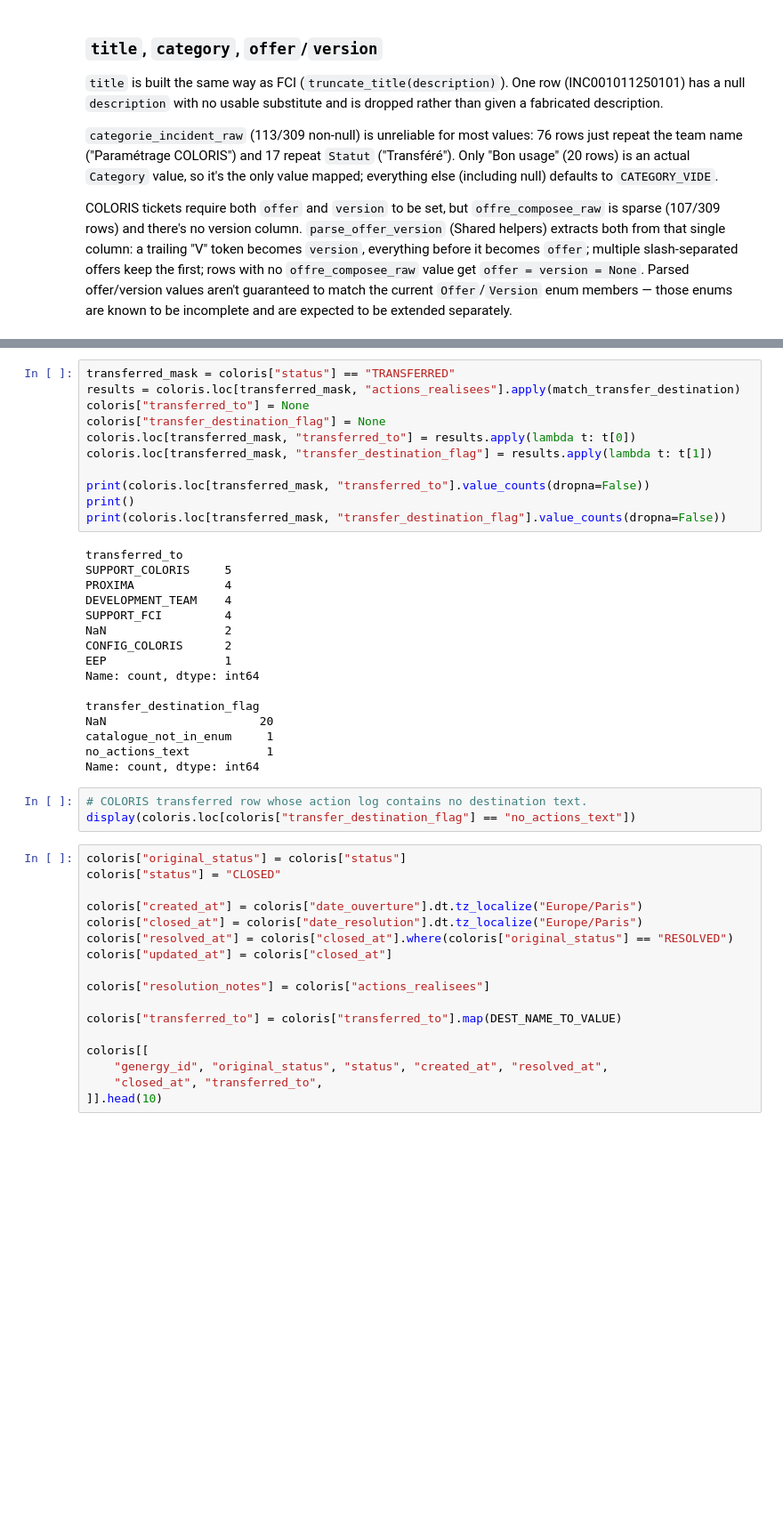
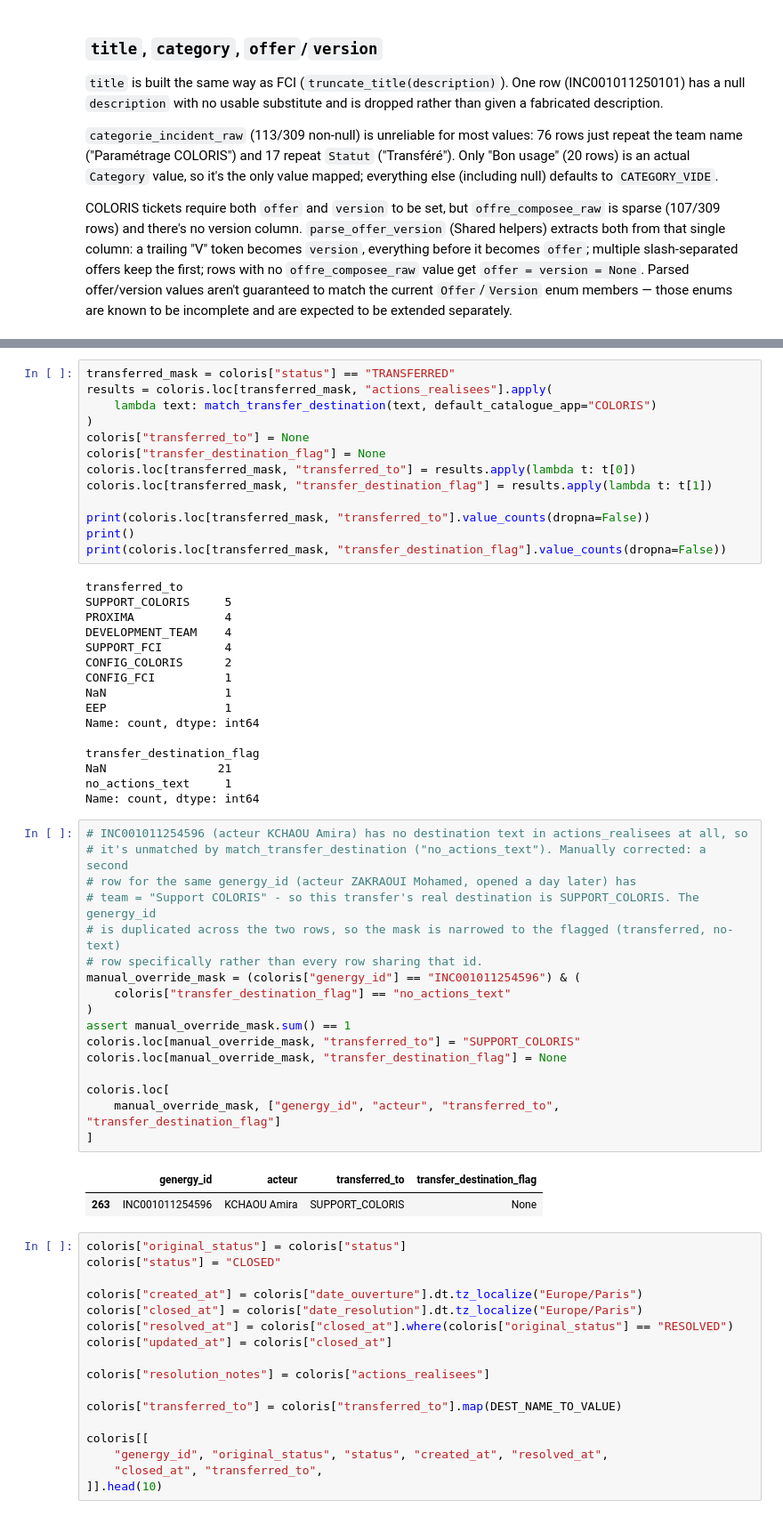
Before and after one commit to MohamedLouayChatti/suivi-run-intelligent, a Jupyter notebook: notebooks/ticket_history/data_preprocessing.ipynb, the cells around one changed output, grey strips where cells are left out. Shown at 89% size. Drawn from its saved outputs; the diff is of its cells as text; blank space fills up the shorter version.

```diff
--- a/notebooks/ticket_history/data_preprocessing.ipynb
+++ b/notebooks/ticket_history/data_preprocessing.ipynb
@@ -801,7 +809,9 @@ coloris[["description", "title", "categorie_incident_raw", "category", "offre_co
 | 250 | => Demandeur : FABIANO STEPHANIE ... | => Demandeur : FABIANO STEPHANIE ... | Paramétrage COLORIS | vide | DGRPG V14 et V16 | DGRPG | V14 |
 # %%
 transferred_mask = coloris["status"] == "TRANSFERRED"
-results = coloris.loc[transferred_mask, "actions_realisees"].apply(match_transfer_destination)
+results = coloris.loc[transferred_mask, "actions_realisees"].apply(
+    lambda text: match_transfer_destination(text, default_catalogue_app="COLORIS")
+)
 coloris["transferred_to"] = None
 coloris["transfer_destination_flag"] = None
 coloris.loc[transferred_mask, "transferred_to"] = results.apply(lambda t: t[0])
@@ -816,19 +826,36 @@ SUPPORT_COLORIS     5
 PROXIMA             4
 DEVELOPMENT_TEAM    4
 SUPPORT_FCI         4
-NaN                 2
 CONFIG_COLORIS      2
+CONFIG_FCI          1
+NaN                 1
 EEP                 1
 Name: count, dtype: int64
 
 transfer_destination_flag
-NaN                      20
-catalogue_not_in_enum     1
-no_actions_text           1
+NaN                21
+no_actions_text     1
 Name: count, dtype: int64
 # %%
-# COLORIS transferred row whose action log contains no destination text.
-display(coloris.loc[coloris["transfer_destination_flag"] == "no_actions_text"])
+# INC001011254596 (acteur KCHAOU Amira) has no destination text in actions_realisees at all, so
+# it's unmatched by match_transfer_destination ("no_actions_text"). Manually corrected: a second
+# row for the same genergy_id (acteur ZAKRAOUI Mohamed, opened a day later) has
+# team = "Support COLORIS" - so this transfer's real destination is SUPPORT_COLORIS. The genergy_id
+# is duplicated across the two rows, so the mask is narrowed to the flagged (transferred, no-text)
+# row specifically rather than every row sharing that id.
+manual_override_mask = (coloris["genergy_id"] == "INC001011254596") & (
+    coloris["transfer_destination_flag"] == "no_actions_text"
+)
+assert manual_override_mask.sum() == 1
+coloris.loc[manual_override_mask, "transferred_to"] = "SUPPORT_COLORIS"
+coloris.loc[manual_override_mask, "transfer_destination_flag"] = None
+
+coloris.loc[
+    manual_override_mask, ["genergy_id", "acteur", "transferred_to", "transfer_destination_flag"]
+]
+# %% [output]
+|  | genergy_id | acteur | transferred_to | transfer_destination_flag |
+| 263 | INC001011254596 | KCHAOU Amira | SUPPORT_COLORIS | None |
 # %%
 coloris["original_status"] = coloris["status"]
 coloris["status"] = "CLOSED"
```
Also changed, not shown: parts of 11 cells of this notebook.
